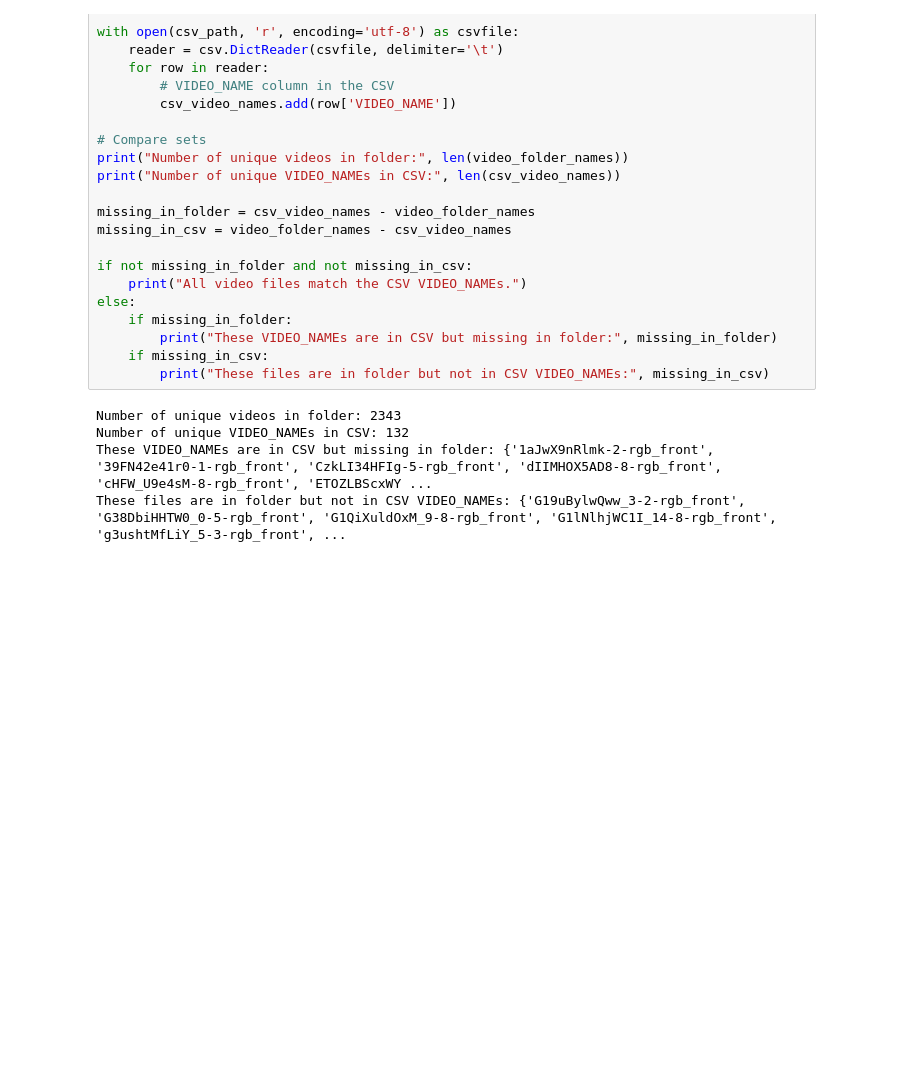
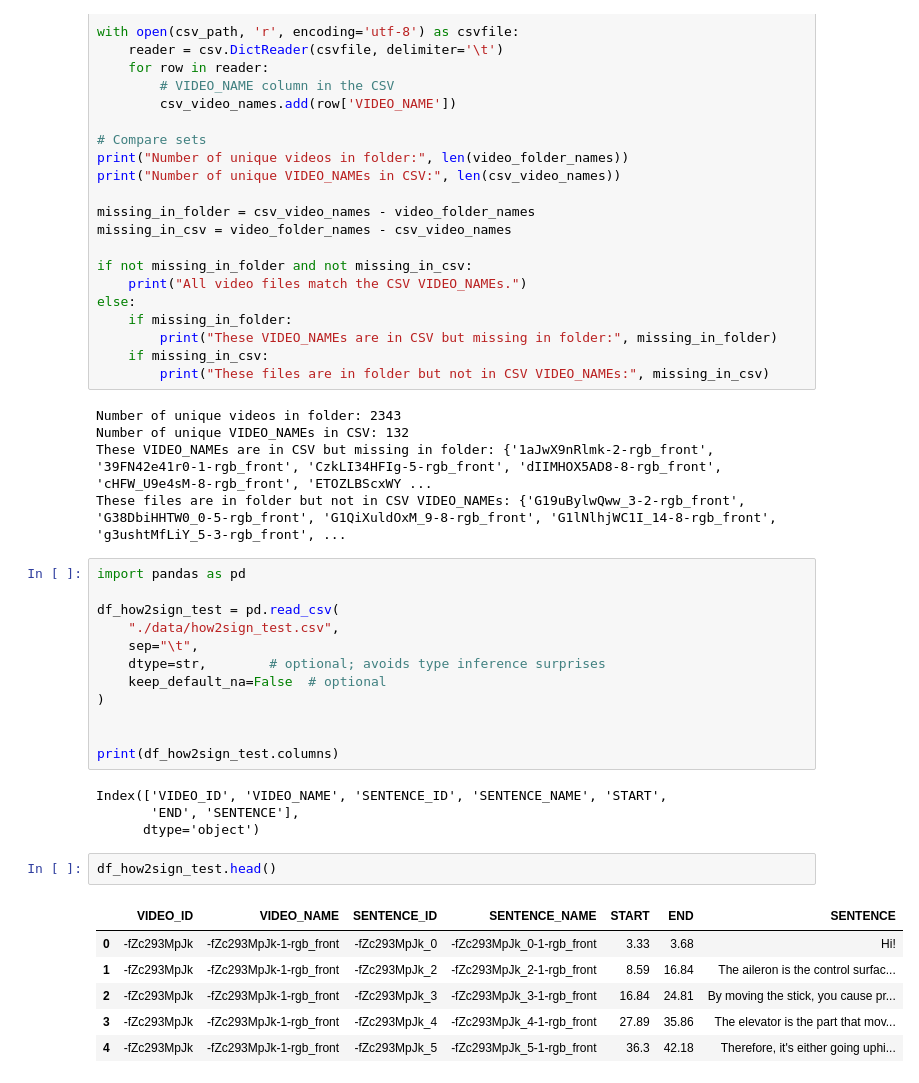
Before and after one commit to kagozi/SLT, a Jupyter notebook: sample.ipynb, the cells around one changed output. Drawn from its saved outputs; the diff is of its cells as text; blank space fills up the shorter version.

```diff
--- a/sample.ipynb
+++ b/sample.ipynb
@@ -67,3 +67,28 @@ Number of unique videos in folder: 2343
 Number of unique VIDEO_NAMEs in CSV: 132
 These VIDEO_NAMEs are in CSV but missing in folder: {'1aJwX9nRlmk-2-rgb_front', '39FN42e41r0-1-rgb_front', 'CzkLI34HFIg-5-rgb_front', 'dIIMHOX5AD8-8-rgb_front', 'cHFW_U9e4sM-8-rgb_front', 'ETOZLBScxWY ...
 These files are in folder but not in CSV VIDEO_NAMEs: {'G19uBylwQww_3-2-rgb_front', 'G38DbiHHTW0_0-5-rgb_front', 'G1QiXuldOxM_9-8-rgb_front', 'G1lNlhjWC1I_14-8-rgb_front', 'g3ushtMfLiY_5-3-rgb_front', ...
+# %%
+import pandas as pd
+
+df_how2sign_test = pd.read_csv(
+    "./data/how2sign_test.csv",
+    sep="\t",
+    dtype=str,        # optional; avoids type inference surprises
+    keep_default_na=False  # optional
+)
+
+
+print(df_how2sign_test.columns)
+# %% [output]
+Index(['VIDEO_ID', 'VIDEO_NAME', 'SENTENCE_ID', 'SENTENCE_NAME', 'START',
+       'END', 'SENTENCE'],
+      dtype='object')
+# %%
+df_how2sign_test.head()
+# %% [output]
+|  | VIDEO_ID | VIDEO_NAME | SENTENCE_ID | SENTENCE_NAME | START | END | SENTENCE |
+| 0 | -fZc293MpJk | -fZc293MpJk-1-rgb_front | -fZc293MpJk_0 | -fZc293MpJk_0-1-rgb_front | 3.33 | 3.68 | Hi! |
+| 1 | -fZc293MpJk | -fZc293MpJk-1-rgb_front | -fZc293MpJk_2 | -fZc293MpJk_2-1-rgb_front | 8.59 | 16.84 | The aileron is the control surfac... |
+| 2 | -fZc293MpJk | -fZc293MpJk-1-rgb_front | -fZc293MpJk_3 | -fZc293MpJk_3-1-rgb_front | 16.84 | 24.81 | By moving the stick, you cause pr... |
+| 3 | -fZc293MpJk | -fZc293MpJk-1-rgb_front | -fZc293MpJk_4 | -fZc293MpJk_4-1-rgb_front | 27.89 | 35.86 | The elevator is the part that mov... |
+| 4 | -fZc293MpJk | -fZc293MpJk-1-rgb_front | -fZc293MpJk_5 | -fZc293MpJk_5-1-rgb_front | 36.3 | 42.18 | Therefore, it's either going uphi... |
```
Also changed, not shown: 12 other files.
